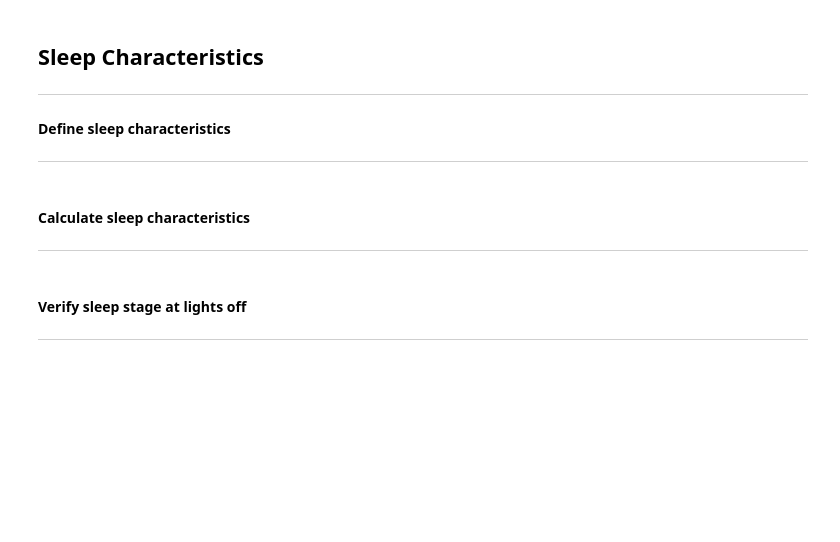
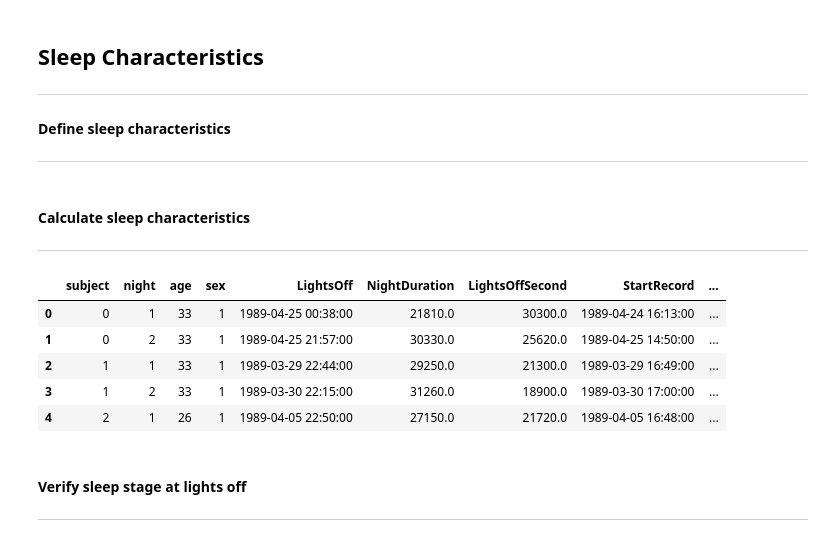
Before and after one commit to PolyCortex/polydodo, a Jupyter notebook: classification/exploration/subject_exploration.ipynb, the cells around one changed output. Drawn from its saved outputs; the diff is of its cells as text; code cells hidden in the pictures; blank space fills up the shorter version.

```diff
--- a/classification/exploration/subject_exploration.ipynb
+++ b/classification/exploration/subject_exploration.ipynb
@@ -164,7 +189,7 @@ ___
 #### Define sleep characteristics
 ___
 # %%
-def get_sleep_stage_at_onset(annotations, onset):
+def get_sleep_stage_at_offset(annotations, offset):
     """Returns the sleep stage at the specified onset.
     Input
     -------
@@ -176,7 +201,7 @@ def get_sleep_stage_at_onset(annotations, onset):
     Sleep stage: str
     """
     return annotations[
-        next(idx for idx, elem in enumerate(annotations) if elem['onset'] > onset) - 1
+        next(idx for idx, elem in enumerate(annotations) if elem['onset'] > offset) - 1
     ]['description']
 
 def get_sleep_latency(annotations, lights_off_onset):
@@ -201,19 +226,26 @@ ___
 # %%
 
 for i in range(len(df_subject_information)):
     annotations = mne.read_annotations(subject_files[i][1])
     lights_off_onset = df_subject_information.loc[i, 'LightsOffSecond']
 
     df_subject_information.loc[i, 'SleepLatency'] = get_sleep_latency(annotations, lights_off_onset)
-    df_subject_information.loc[i, 'SleepStageAtLightsOff'] = get_sleep_stage_at_onset(annotations, lights_off_onset)
+    df_subject_information.loc[i, 'SleepStageAtLightsOff'] = get_sleep_stage_at_offset(annotations, lights_off_onset)
     df_subject_information.loc[i, 'TotalSleptTime'] = np.sum([annotation['duration'] for annotation in annotations if annotation['description'] not in WAKE_STAGE])
     df_subject_information.loc[i, 'TotalN1'] = np.sum([annotation['duration'] for annotation in annotations if annotation['description'] == 'Sleep stage 1'])
     df_subject_information.loc[i, 'TotalN2'] = np.sum([annotation['duration'] for annotation in annotations if annotation['description'] == 'Sleep stage 2'])
     df_subject_information.loc[i, 'TotalN3'] = np.sum([annotation['duration'] for annotation in annotations if annotation['description'] in ['Sleep stage 3', 'Sleep stage 4']])
     df_subject_information.loc[i, 'TotalR'] = np.sum([annotation['duration'] for annotation in annotations if annotation['description'] == 'Sleep stage R'])
     df_subject_information.loc[i, 'NbTransitionStade'] = len([annotation for annotation in annotations if annotation['description'] not in ['Sleep stage ?', 'Movement time']])
 
 df_subject_information.head(5)
+# %% [output]
+|  | subject | night | age | sex | LightsOff | NightDuration | LightsOffSecond | StartRecord | ... |
+| 0 | 0 | 1 | 33 | 1 | 1989-04-25 00:38:00 | 21810.0 | 30300.0 | 1989-04-24 16:13:00 | ... |
+| 1 | 0 | 2 | 33 | 1 | 1989-04-25 21:57:00 | 30330.0 | 25620.0 | 1989-04-25 14:50:00 | ... |
+| 2 | 1 | 1 | 33 | 1 | 1989-03-29 22:44:00 | 29250.0 | 21300.0 | 1989-03-29 16:49:00 | ... |
+| 3 | 1 | 2 | 33 | 1 | 1989-03-30 22:15:00 | 31260.0 | 18900.0 | 1989-03-30 17:00:00 | ... |
+| 4 | 2 | 1 | 26 | 1 | 1989-04-05 22:50:00 | 27150.0 | 21720.0 | 1989-04-05 16:48:00 | ... |
 # %% [markdown]
 #### Verify sleep stage at lights off
 ___
```
Also changed, not shown: parts of 16 cells of this notebook, 6 other files.
